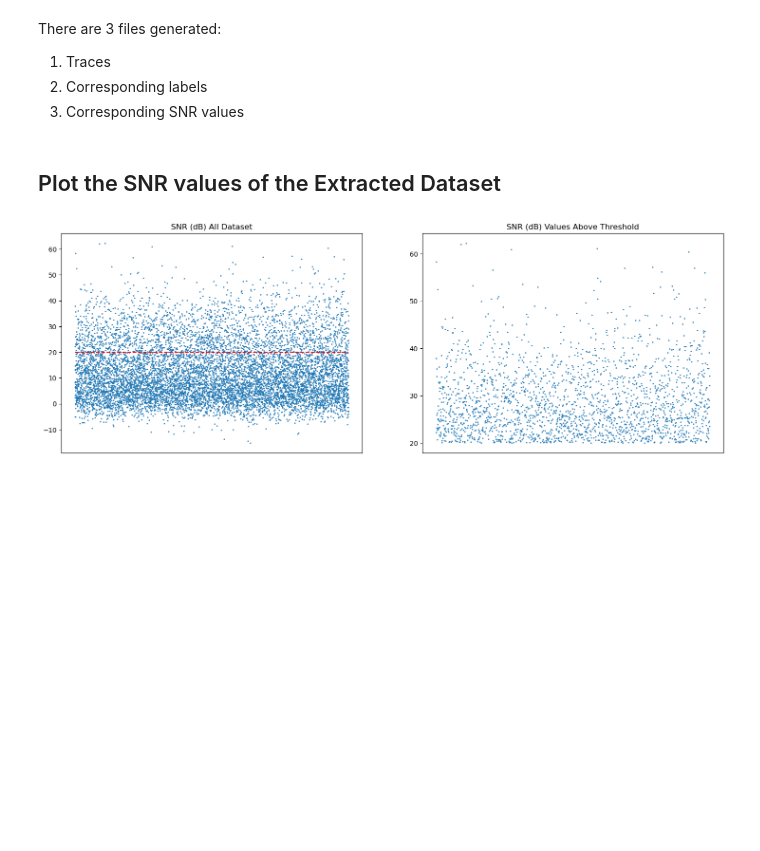
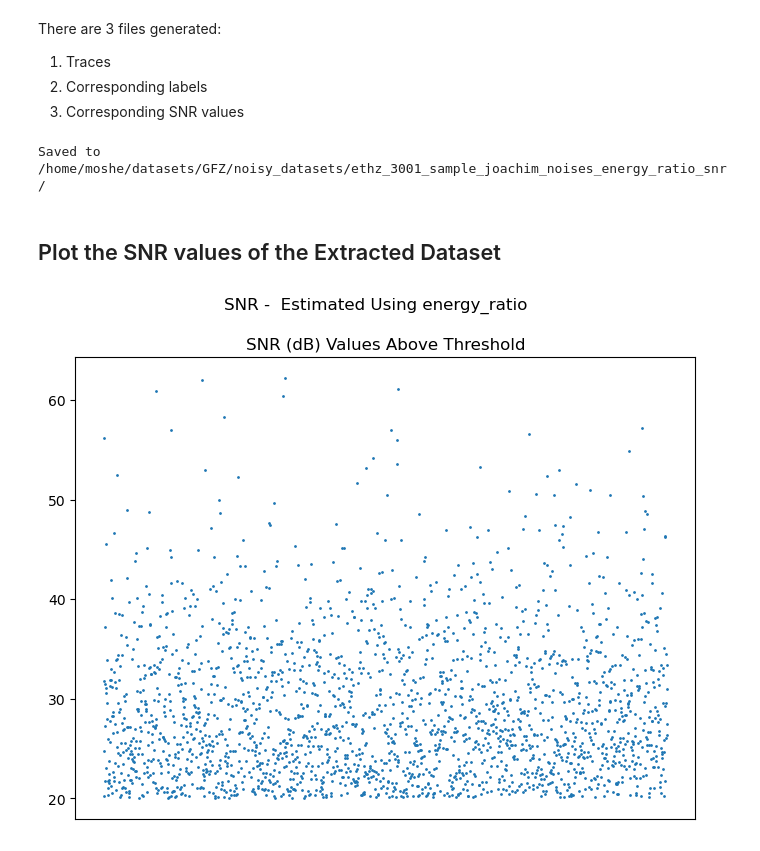
Before and after one commit to moshebeutel/summer_2022_Seismology, a Jupyter notebook: notebooks/create_high_snr_traces_dataset.ipynb, the cells around one changed output. Cells and saved outputs as stored; diff of their text form; code cells hidden in the pictures; blank space fills up the shorter version.

Commit message:
Enable alternative calc snr strategy

```diff
--- a/notebooks/create_high_snr_traces_dataset.ipynb
+++ b/notebooks/create_high_snr_traces_dataset.ipynb
@@ -32,4 +32,10 @@ PHASE_LABEL = 'P' # 'S'        # What phase are we interested in. The SNR estima
 SAMPLING_RATE = 100            # Sampling Rate - PhaseNet and EQTransformer expect 100Hz
 SNR_THRESHOLD = 20             # A trace with SNR level above this threshold will be considered high and is a potential candidate to the high SNR dataset
 BATCH_SIZE=256                 # Number of traces that will be loaded at a single iteration
-COMPARE_TO_TOTAL = True        # True if you want to keep all SNRs in memory and compare at the end. May be heavy for GEOFON e.g.
+COMPARE_TO_TOTAL = False        # True if you want to keep all SNRs in memory and compare at the end. May be heavy for GEOFON e.g.
+# %%
+SNR_CALC_STRATEGY_STR_ALTERNATIVES = ['energy_ratio', 'max_amplitude_vs_rms_ratio']
+SNR_CALC_STRATEGY_STR =  'energy_ratio' # 'max_amplitude_vs_rms_ratio'
+assert SNR_CALC_STRATEGY_STR in SNR_CALC_STRATEGY_STR_ALTERNATIVES, f'Expected one of {SNR_CALC_STRATEGY_STR_ALTERNATIVES}. Got {SNR_CALC_STRATEGY_STR}'
+SNR_CALC_STRATEGY=str2snr_strategy(SNR_CALC_STRATEGY_STR)  # Function used to estimate the trace Signal to Noise Ratio(SNR) -  ENERGY_RATIO orMAX_AMPLITUDE_VS_RMS_RATIO
+SNR_CALC_STRATEGY
@@ -95,7 +103,7 @@ total_SNR = []
 pbar =  tqdm(loader)
 for dataset_dict in pbar:
     traces, labels = dataset_dict['X'], dataset_dict['onset_sample']
-    SNR = calc_batch_snr(batch_traces=traces, batch_labels=labels)
+    SNR = calc_batch_snr(batch_traces=traces, batch_labels=labels, snr_estimation_strategy=SNR_CALC_STRATEGY)
     if COMPARE_TO_TOTAL:
         total_SNR.extend(SNR.tolist())
     batch_high_SNR_traces, batch_high_SNR_traces_labels, batch_SNR_of_high_SNR_traces = get_high_snr_traces(traces=traces, labels=labels, SNR=SNR, snr_threshold=SNR_THRESHOLD)
@@ -127,24 +135,30 @@ torch.save(SNR_of_high_SNR_traces, os.path.join(SAVE_TO_PATH, 'original_traces_e
+# %%
+print(f'Saved to {SAVE_TO_PATH}')
+# %% [output]
+Saved to /home/moshe/datasets/GFZ/noisy_datasets/ethz_3001_sample_joachim_noises_energy_ratio_snr/
 # %% [markdown]
 ## Plot the SNR values of the Extracted Dataset
 # %%
 num_high_snr_traces = int(SNR_of_high_SNR_traces.shape[0])
 if COMPARE_TO_TOTAL:
     fig, (ax_total_snr,ax_high_snr) = plt.subplots(1,2,figsize=(18, 6))
+    plt.suptitle(f'SNR -  Estimated Using {SNR_CALC_STRATEGY_STR}')
     ax_high_snr.set_title('SNR (dB) Values Above Threshold')
     ax_high_snr.set_xticklabels([])
     ax_high_snr.set_xticks([])
     ax_high_snr.scatter(range(num_high_snr_traces), SNR_of_high_SNR_traces, s=1);
     if COMPARE_TO_TOTAL:
         ax_total_snr.set_title('SNR (dB) All Dataset')
         ax_total_snr.set_xticklabels([])
         ax_total_snr.set_xticks([])
         ax_total_snr.hlines(y=SNR_THRESHOLD, xmin=0, xmax=len(total_SNR), linestyles='dashed', colors='r')
         ax_total_snr.scatter(range(len(total_SNR)), total_SNR, s=1);
 else:
     fig, ax_high_snr = plt.subplots(figsize=(8, 6))
+    plt.suptitle(f'SNR -  Estimated Using {SNR_CALC_STRATEGY_STR}')
     ax_high_snr.set_title('SNR (dB) Values Above Threshold')
     ax_high_snr.set_xticklabels([])
     ax_high_snr.set_xticks([])
     ax_high_snr.scatter(range(num_high_snr_traces), SNR_of_high_SNR_traces, s=1);
 # %% [output]
-[figure, old version]
+[figure, new version]
```
Also changed, not shown: parts of 5 cells of this notebook, 2 other files.
